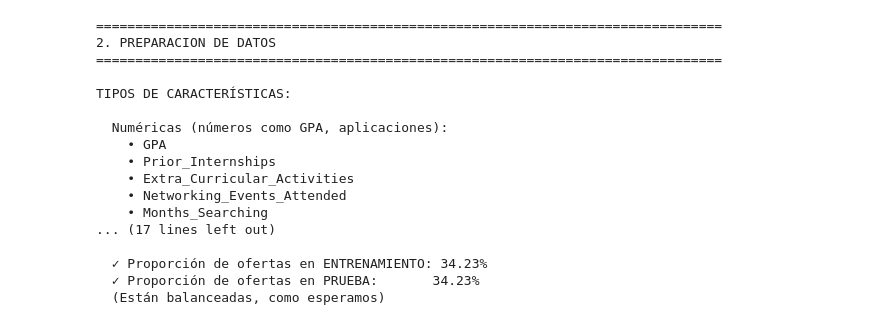
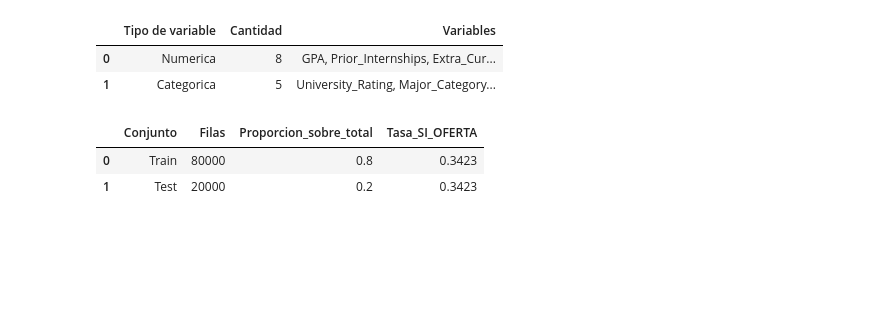
Before and after one commit to NacisCric-2908/mineria, a Jupyter notebook: job/logistic_regression_offer_received.ipynb, the cells around one changed output. Saved outputs shown, nothing was run; the diff lists cells and outputs as text; code cells hidden in the pictures; blank space fills up the shorter version.

```diff
--- a/job/logistic_regression_offer_received.ipynb
+++ b/job/logistic_regression_offer_received.ipynb
@@ -137,60 +163,45 @@ Distribución de la variable objetivo (Offer_Received):
 # %%
-print("\n" + "=" * 80)
-print("2. PREPARACION DE DATOS")
-print("=" * 80 + "\n")
-
-# Separar características (X) de la etiqueta (y)
 X = df.drop(columns=[TARGET])
 y = df[TARGET].astype(int)
 
-categorical_cols = X.select_dtypes(include=["object", "category", "string", "str"]).columns.tolist()
-numeric_cols = X.select_dtypes(include=["number"]).columns.tolist()
+categorical_cols = X.select_dtypes(include=['object', 'category', 'string', 'str']).columns.tolist()
+numeric_cols = X.select_dtypes(include=['number']).columns.tolist()
 
-print("TIPOS DE CARACTERÍSTICAS:\n")
-print(f"  Numéricas (números como GPA, aplicaciones):")
-for col in numeric_cols:
-    print(f"    • {col}")
-
-print(f"\n  Categóricas (texto como región, major, plataforma):")
-for col in categorical_cols:
-    print(f"    • {col}")
-
-# Split estratificado
-print(f"\nSPLIT DE DATOS (80% entrenar, 20% prueba):")
-print(f"  Nota: 'estratificado' significa que mantenemos la misma proporción")
-print(f"  de ofertas en ambos conjuntos (80% y 20%).")
+feature_groups_df = pd.DataFrame({
+    'Tipo de variable': ['Numerica', 'Categorica'],
+    'Cantidad': [len(numeric_cols), len(categorical_cols)],
+    'Variables': [', '.join(numeric_cols), ', '.join(categorical_cols)],
+})
 
 X_train, X_test, y_train, y_test = train_test_split(
     X,
     y,
     test_size=0.20,
     random_state=SEED,
     stratify=y,
-)
+ )
 
-print(f"\n  • Estudiantes para ENTRENAR el modelo: {X_train.shape[0]:,}")
-print(f"  • Estudiantes para PROBAR el modelo:   {X_test.shape[0]:,}")
+split_summary_df = pd.DataFrame([
+    {
+        'Conjunto': 'Train',
+        'Filas': X_train.shape[0],
+        'Proporcion_sobre_total': round(X_train.shape[0] / X.shape[0], 4),
+        'Tasa_SI_OFERTA': round(y_train.mean(), 4),
+    },
+    {
+        'Conjunto': 'Test',
+        'Filas': X_test.shape[0],
+        'Proporcion_sobre_total': round(X_test.shape[0] / X.shape[0], 4),
+        'Tasa_SI_OFERTA': round(y_test.mean(), 4),
+    },
+])
 
-train_pct = y_train.mean() * 100
-test_pct = y_test.mean() * 100
-print(f"\n  ✓ Proporción de ofertas en ENTRENAMIENTO: {train_pct:.2f}%")
-print(f"  ✓ Proporción de ofertas en PRUEBA:       {test_pct:.2f}%")
-print(f"  (Están balanceadas, como esperamos)")
+display(feature_groups_df)
+display(split_summary_df)
 # %% [output]
-================================================================================
-2. PREPARACION DE DATOS
-================================================================================
-
-TIPOS DE CARACTERÍSTICAS:
-
-  Numéricas (números como GPA, aplicaciones):
-    • GPA
-    • Prior_Internships
-    • Extra_Curricular_Activities
-    • Networking_Events_Attended
-    • Months_Searching
-... (17 lines left out)
-
-  ✓ Proporción de ofertas en ENTRENAMIENTO: 34.23%
-  ✓ Proporción de ofertas en PRUEBA:       34.23%
-  (Están balanceadas, como esperamos)
+|  | Tipo de variable | Cantidad | Variables |
+| 0 | Numerica | 8 | GPA, Prior_Internships, Extra_Cur... |
+| 1 | Categorica | 5 | University_Rating, Major_Category... |
+|  | Conjunto | Filas | Proporcion_sobre_total | Tasa_SI_OFERTA |
+| 0 | Train | 80000 | 0.8 | 0.3423 |
+| 1 | Test | 20000 | 0.2 | 0.3423 |
```
Also changed, not shown: parts of 11 cells of this notebook.
